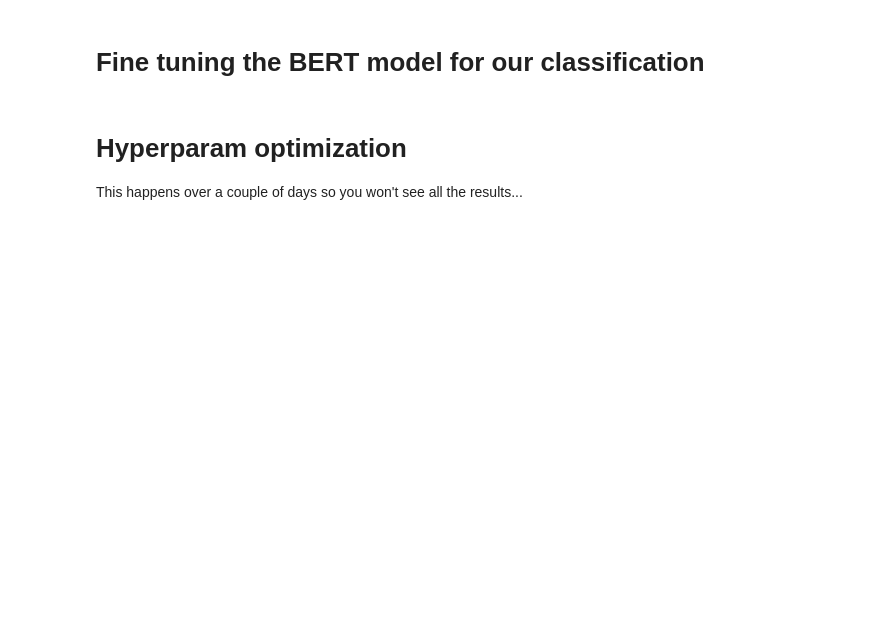
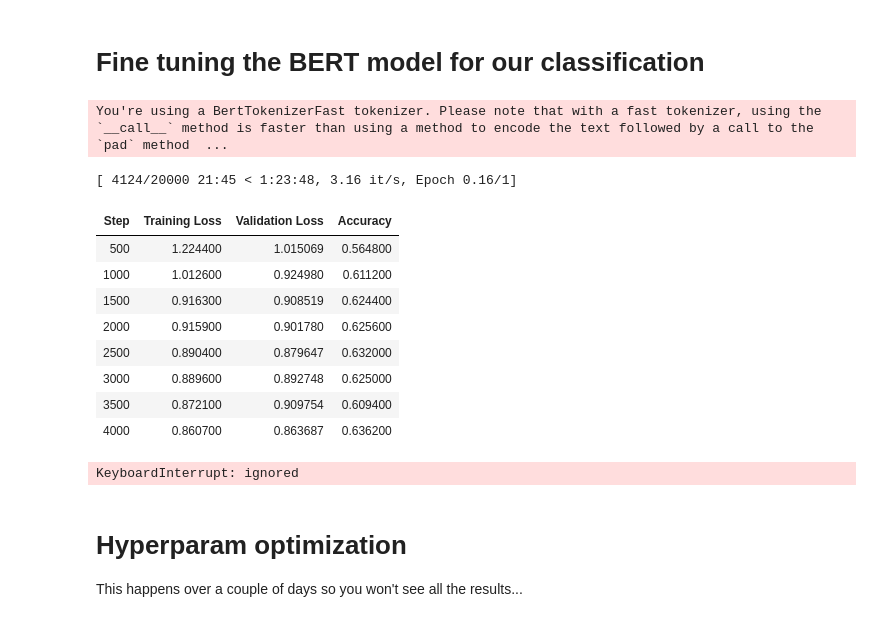
Before and after one commit to Iispar/review-summary-API, a Jupyter notebook: BERT-finetuned-model.ipynb, the cells around one changed output. Drawn from its saved outputs; the diff is of its cells as text; code cells hidden in the pictures; blank space fills up the shorter version.

Commit message:
fist eval run

```diff
--- a/BERT-finetuned-model.ipynb
+++ b/BERT-finetuned-model.ipynb
@@ -14,5 +34,5 @@ import optuna
 # %%
-model = 'distilbert-base-cased'
+model = 'bert-base-cased'
 dset = 'mteb/amazon_reviews_multi'
 # %% [markdown]
 # Preprocessing
@@ -40,12 +87,17 @@ tokenizer = DistilBertTokenizer.from_pretrained(model) # get the basic AutoToken
+# %%
+tokenizer = AutoTokenizer.from_pretrained(model) # get the basic AutoTokenizer
 # %%
 # tokenizes one example
 def tokenize_example(example):
     split = example['text'].split('\n\n'); # splits the sentace and title.
-    return tokenizer.encode_plus(split[0], split[1], # input title and body seperately
-             truncation='only_second', # only cut the second, which is the actual body of the review
-             add_special_tokens=True, # add CLS and SEP
-             max_length=512, # max len is same as BERTs
-             padding='max_length') # pad to max length
+    return tokenizer.encode_plus(split[0], split[1],
+             truncation='only_second',
+             add_special_tokens=True,
+             return_attention_mask=True,
+             return_overflowing_tokens=False,
+             return_special_tokens_mask=False,
+             max_length=512,
+             pad_to_max_length=False)
 # %%
 # map the whole dset
 eng_tokenized = engDataset.map(tokenize_example)
@@ -69,7 +124,7 @@ class Bert(nn.Module):
         H_in, H, labels = 768, 25, 5
 
         # bert is our preloaded distilbert
-        self.bert = DistilBertModel.from_pretrained(model)
+        self.bert = BertModel.from_pretrained(model)
 
         # basic one layer feed forward network that outputs the labels.
         self.classifier = nn.Sequential(
@@ -117,35 +165,48 @@ for name, param in model.named_parameters():
 # %%
 # Training params. We optimize these later.
 training_args = TrainingArguments(
     output_dir='./results',
     evaluation_strategy = 'steps',
     logging_strategy = 'steps',
     eval_steps = 500,
     logging_steps = 500,
-    learning_rate=1e-4,
-    per_device_train_batch_size=32,
-    per_device_eval_batch_size=32,
+    learning_rate=1.2e-5,
+    per_device_train_batch_size=8,
+    per_device_eval_batch_size=8,
     max_steps = 20000,
     num_train_epochs=5,
     weight_decay=0.01,
   )
 
 data_collator = DataCollatorWithPadding(tokenizer=tokenizer) # get the data collator with our tokenizer.
 early_stopping = transformers.EarlyStoppingCallback(3); # stop training if the eval loss is not getting better.
 
 # Set the trainer
 trainer = Trainer(
     model = model,
     args = training_args,
     train_dataset = eng_tokenized['train'],
     eval_dataset = eng_tokenized['test'],
     tokenizer = tokenizer,
     data_collator = data_collator,
     compute_metrics = compute_accuracy,
 )
 
 # train the model
 trainer.train()
+# %% [output]
+You're using a BertTokenizerFast tokenizer. Please note that with a fast tokenizer, using the `__call__` method is faster than using a method to encode the text followed by a call to the `pad` method  ...
+[ 4124/20000 21:45 < 1:23:48, 3.16 it/s, Epoch 0.16/1]
+| Step | Training Loss | Validation Loss | Accuracy |
+| 500 | 1.224400 | 1.015069 | 0.564800 |
+| 1000 | 1.012600 | 0.924980 | 0.611200 |
+| 1500 | 0.916300 | 0.908519 | 0.624400 |
+| 2000 | 0.915900 | 0.901780 | 0.625600 |
+| 2500 | 0.890400 | 0.879647 | 0.632000 |
+| 3000 | 0.889600 | 0.892748 | 0.625000 |
+| 3500 | 0.872100 | 0.909754 | 0.609400 |
+| 4000 | 0.860700 | 0.863687 | 0.636200 |
+KeyboardInterrupt: ignored
 # %% [markdown]
 # Hyperparam optimization
 
```
Also changed, not shown: parts of 7 cells of this notebook.
